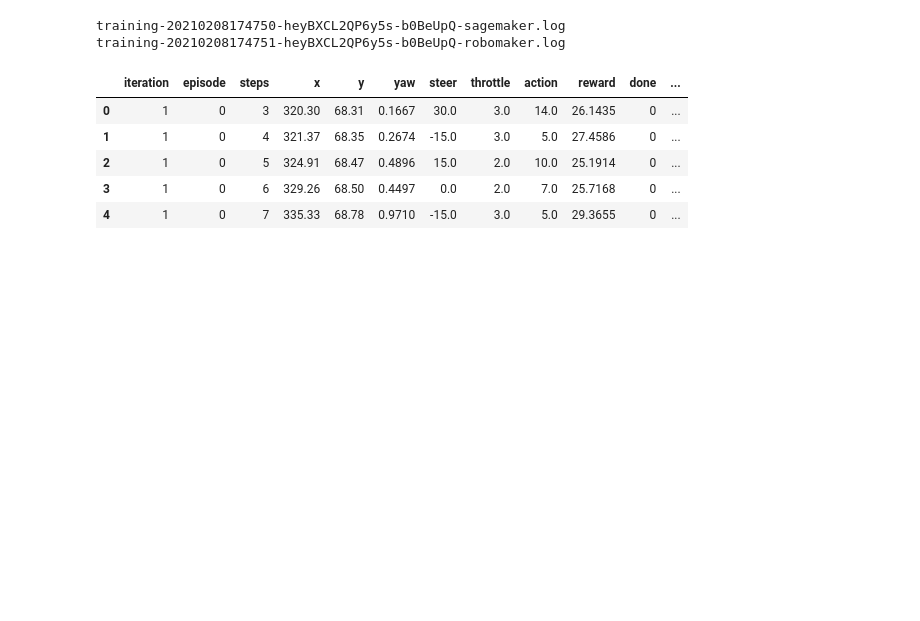
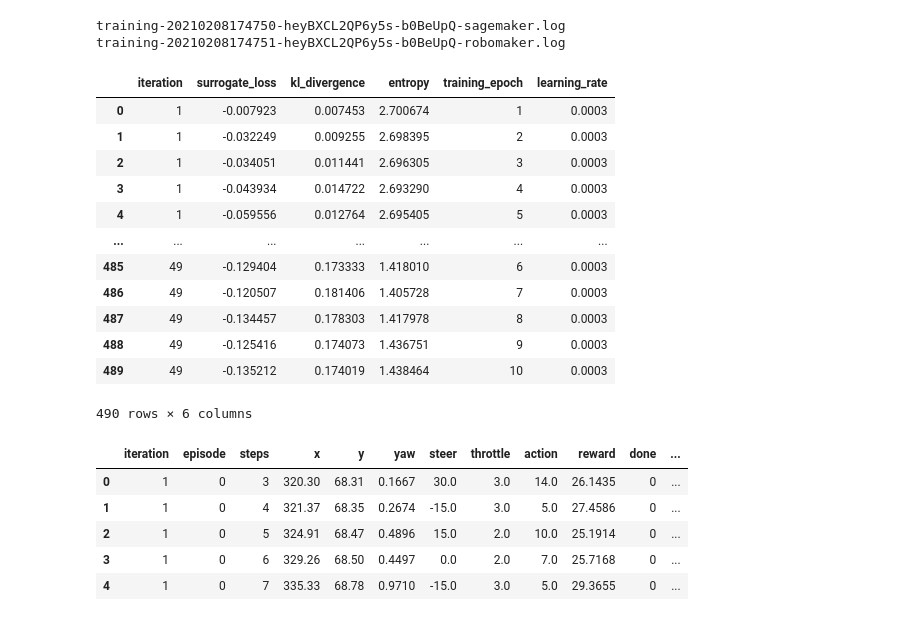
Before and after one commit to dslans/blueracer, a Jupyter notebook: log_analysis/log_analysis_racingline_speed_progress.ipynb, the cells around one changed output. Saved outputs shown, nothing was run; the diff lists cells and outputs as text; code cells hidden in the pictures; blank space fills up the shorter version.

```diff
--- a/log_analysis/log_analysis_racingline_speed_progress.ipynb
+++ b/log_analysis/log_analysis_racingline_speed_progress.ipynb
@@ -34,3 +39,53 @@ training-20210208174751-heyBXCL2QP6y5s-b0BeUpQ-robomaker.log
+# %%
+# Retrieve policy training data from the SageMaker Log file
+sagemaker_fname = f'{logfolder}/{logfile}'
+trn_data = []
+last_iteration_id = 0
+with open(sagemaker_fname, 'r') as f:
+    for line in f.readlines():
+        if "Training> Name=main_level/agent, " in line:
+            parts = line.split("Training> Name=main_level/agent, ")[1].split('\t')[0].split('\n')[0].split(',')
+            last_iteration_id = [parts[-1].split('=')[1]]
+        if "Policy training> " in line:
+            parts = line.split("Policy training> ")[1].split('\t')[0].split('\n')[0].split(',')
+            parts = [x.split('=')[1] for x in parts]
+            trn_data.append(",".join(last_iteration_id + parts))
+# trn_data[1:20]
+
+
+
+# Parse the policy training data
+
+df_list = list()
+
+for d in trn_data:
+    parts = d.rstrip().split(",")
+    iteration = int(parts[0]) + 1 # add 1 so as to match model.pb (training iteration n == model.pb n+1)
+    surrogate_loss = float(parts[1])
+    kl_divergence = float(parts[2])
+    entropy = float(parts[3])
+    training_epoch = int(parts[4]) + 1
+    learning_rate = float(parts[5])
+
+    df_list.append((iteration, surrogate_loss, kl_divergence, entropy, training_epoch, learning_rate))
+
+header = ['iteration', 'surrogate_loss', 'kl_divergence', 'entropy', 'training_epoch', 'learning_rate']
+trn_df = pd.DataFrame(df_list, columns=header)
+trn_df
+# %% [output]
+|  | iteration | surrogate_loss | kl_divergence | entropy | training_epoch | learning_rate |
+| 0 | 1 | -0.007923 | 0.007453 | 2.700674 | 1 | 0.0003 |
+| 1 | 1 | -0.032249 | 0.009255 | 2.698395 | 2 | 0.0003 |
+| 2 | 1 | -0.034051 | 0.011441 | 2.696305 | 3 | 0.0003 |
+| 3 | 1 | -0.043934 | 0.014722 | 2.693290 | 4 | 0.0003 |
+| 4 | 1 | -0.059556 | 0.012764 | 2.695405 | 5 | 0.0003 |
+| ... | ... | ... | ... | ... | ... | ... |
+| 485 | 49 | -0.129404 | 0.173333 | 1.418010 | 6 | 0.0003 |
+| 486 | 49 | -0.120507 | 0.181406 | 1.405728 | 7 | 0.0003 |
+| 487 | 49 | -0.134457 | 0.178303 | 1.417978 | 8 | 0.0003 |
+| 488 | 49 | -0.125416 | 0.174073 | 1.436751 | 9 | 0.0003 |
+| 489 | 49 | -0.135212 | 0.174019 | 1.438464 | 10 | 0.0003 |
+490 rows × 6 columns
 # %%
 logfolder = 'logs/DL-racingline-speed-progress/logs/training'
 logfile = 'training-20210208174751-heyBXCL2QP6y5s-b0BeUpQ-robomaker.log'
```
Also changed, not shown: parts of 2 cells of this notebook, 12 other files.
